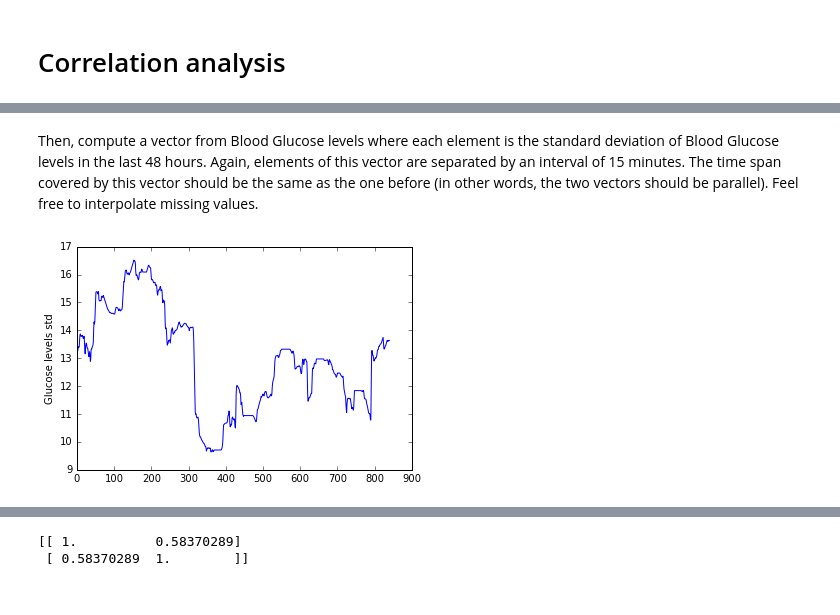
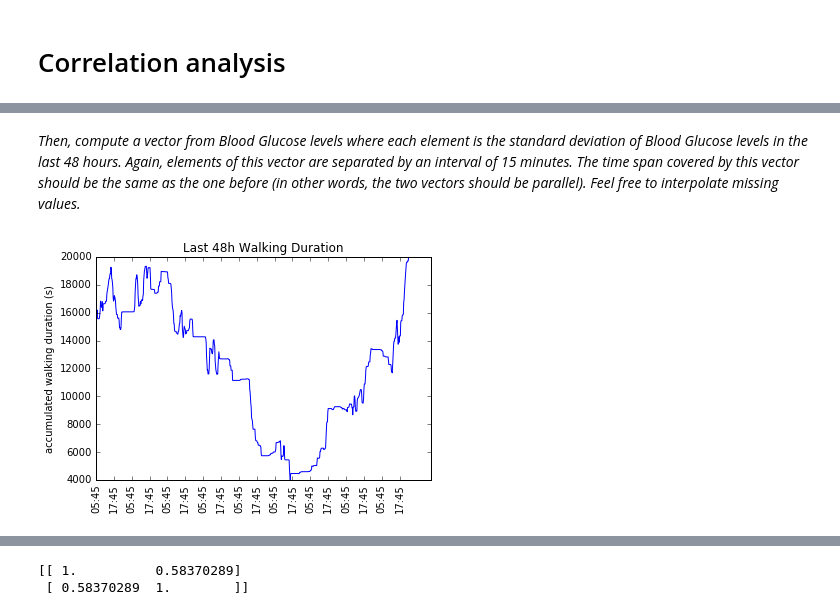
Before and after one commit to HidaiGertel/HidaiGertel.github.io, a Jupyter notebook: challenge/challenge.ipynb, the cells around one changed output, grey strips where cells are left out. Drawn from its saved outputs; the diff is of its cells as text; code cells hidden in the pictures.

```diff
--- a/challenge/challenge.ipynb
+++ b/challenge/challenge.ipynb
@@ -38,4 +38,4 @@ for line in motion:
 
 walk_array = np.array([i.total_seconds() for i in walking_dur])
 temp = np.cumsum(walk_array)
-y1 = temp[(60/15)*48:]-temp[:-(60/15)*48]
+x = temp[(60/15)*48:]-temp[:-(60/15)*48]
@@ -48,28 +42,31 @@ plt.show()
 # %% [markdown]
-Then, compute a vector from Blood Glucose levels where each element is the standard deviation of
+*Then, compute a vector from Blood Glucose levels where each element is the standard deviation of
 Blood Glucose levels in the last 48 hours. Again, elements of this vector are separated by an interval
 of 15 minutes. The time span covered by this vector should be the same as the one before (in other
-words, the two vectors should be parallel). Feel free to interpolate missing values.
+words, the two vectors should be parallel). Feel free to interpolate missing values.*
 # %%
-motion = open('blood-glucose.csv','r')
+blood = open('blood-glucose.csv','r')
 time_stamps = []
 glucose = []
-for line in motion:
+for line in blood:
     stamp = line.split(",")
     time = datetime.strptime(stamp[0], "%Y-%m-%d %H:%M:%S+00:00")
     time_stamps.append(time)
     glucose.append(stamp[1])
 glucose = np.array([ float(g.replace('\n','0')) for g in glucose])
-glucose[glucose == 0] = 'nan' #ignore 0 values
-time_stamps = time_stamps[23+(60/15)*48:]
-glucose = glucose[23:] # trim irrelevant data
+glucose[glucose == 0] = 'nan'             # ignore missing values
+time_stamps = time_stamps[23+(60/15)*48:] # trim irrelevant data
+glucose = glucose[23:]                    # trim irrelevant data
 
-y2 = np.array([])
+y = np.array([])
 for i in range(len(glucose)-(60/15)*48):
-    y2 = np.append(y2,np.nanstd(glucose[i:(i+(60/15)*48)]))
+    y = np.append(y,np.nanstd(glucose[i:(i+(60/15)*48)]))
-# %%
-plt.plot(y2)
-plt.ylabel('Glucose levels std')
-plt.show()
-# %% [output]
-[figure, removed]
+# %%
+plt.plot(x)
+plt.title('Last 48h Walking Duration')
+plt.ylabel('accumulated walking duration (s)')
+ticks = [t.strftime("%H:%M") for t in time_stamps[::48]]
+plt.xticks(range(0,len(time_stamps),48), ticks, rotation='vertical')
+plt.show()
+# %% [output]
+[figure, added]
```
Also changed, not shown: parts of 16 cells of this notebook.
